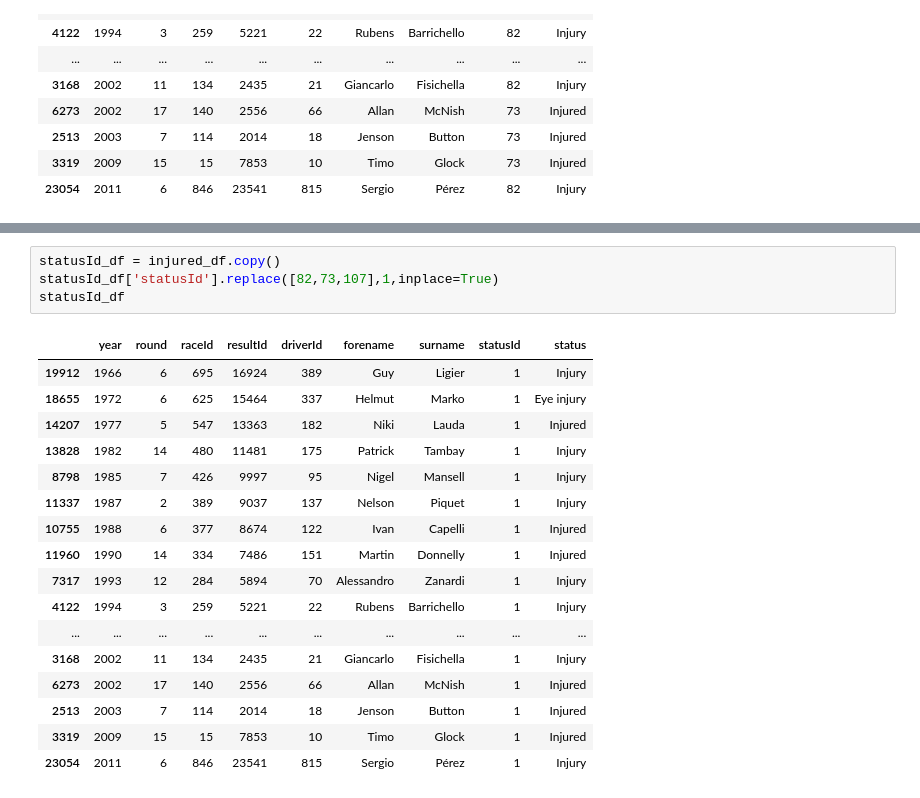
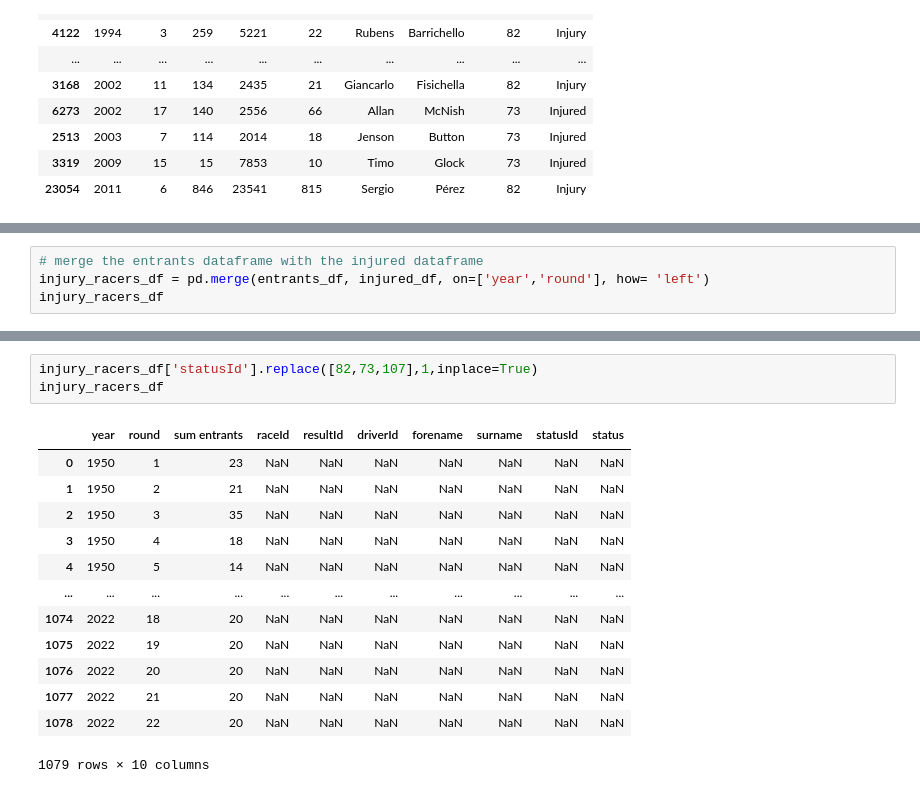
Before and after one commit to oli124/F1_safety, a Jupyter notebook: Driver injuries v participants.ipynb, the cells around one changed output, grey strips where cells are left out. Saved outputs shown, nothing was run; the diff lists cells and outputs as text.

Commit message:
uploading drivers v inuries

```diff
--- a/Driver injuries v participants.ipynb
+++ b/Driver injuries v participants.ipynb
@@ -159,0 +184,4 @@ injured_df
+# %%
+# merge the entrants dataframe with the injured dataframe
+injury_racers_df = pd.merge(entrants_df, injured_df, on=['year','round'], how= 'left')
+injury_racers_df
@@ -160,22 +202,17 @@ injured_df
 # %%
-statusId_df = injured_df.copy()
-statusId_df['statusId'].replace([82,73,107],1,inplace=True)
-statusId_df
+injury_racers_df['statusId'].replace([82,73,107],1,inplace=True)
+injury_racers_df
 # %% [output]
-|  | year | round | raceId | resultId | driverId | forename | surname | statusId | status |
-| 19912 | 1966 | 6 | 695 | 16924 | 389 | Guy | Ligier | 1 | Injury |
-| 18655 | 1972 | 6 | 625 | 15464 | 337 | Helmut | Marko | 1 | Eye injury |
-| 14207 | 1977 | 5 | 547 | 13363 | 182 | Niki | Lauda | 1 | Injured |
-| 13828 | 1982 | 14 | 480 | 11481 | 175 | Patrick | Tambay | 1 | Injury |
-| 8798 | 1985 | 7 | 426 | 9997 | 95 | Nigel | Mansell | 1 | Injury |
-| 11337 | 1987 | 2 | 389 | 9037 | 137 | Nelson | Piquet | 1 | Injury |
-| 10755 | 1988 | 6 | 377 | 8674 | 122 | Ivan | Capelli | 1 | Injured |
-| 11960 | 1990 | 14 | 334 | 7486 | 151 | Martin | Donnelly | 1 | Injured |
-| 7317 | 1993 | 12 | 284 | 5894 | 70 | Alessandro | Zanardi | 1 | Injury |
-| 4122 | 1994 | 3 | 259 | 5221 | 22 | Rubens | Barrichello | 1 | Injury |
-| ... | ... | ... | ... | ... | ... | ... | ... | ... | ... |
-| 3168 | 2002 | 11 | 134 | 2435 | 21 | Giancarlo | Fisichella | 1 | Injury |
-| 6273 | 2002 | 17 | 140 | 2556 | 66 | Allan | McNish | 1 | Injured |
-| 2513 | 2003 | 7 | 114 | 2014 | 18 | Jenson | Button | 1 | Injured |
-| 3319 | 2009 | 15 | 15 | 7853 | 10 | Timo | Glock | 1 | Injured |
-| 23054 | 2011 | 6 | 846 | 23541 | 815 | Sergio | Pérez | 1 | Injury |
+|  | year | round | sum entrants | raceId | resultId | driverId | forename | surname | statusId | status |
+| 0 | 1950 | 1 | 23 | NaN | NaN | NaN | NaN | NaN | NaN | NaN |
+| 1 | 1950 | 2 | 21 | NaN | NaN | NaN | NaN | NaN | NaN | NaN |
+| 2 | 1950 | 3 | 35 | NaN | NaN | NaN | NaN | NaN | NaN | NaN |
+| 3 | 1950 | 4 | 18 | NaN | NaN | NaN | NaN | NaN | NaN | NaN |
+| 4 | 1950 | 5 | 14 | NaN | NaN | NaN | NaN | NaN | NaN | NaN |
+| ... | ... | ... | ... | ... | ... | ... | ... | ... | ... | ... |
+| 1074 | 2022 | 18 | 20 | NaN | NaN | NaN | NaN | NaN | NaN | NaN |
+| 1075 | 2022 | 19 | 20 | NaN | NaN | NaN | NaN | NaN | NaN | NaN |
+| 1076 | 2022 | 20 | 20 | NaN | NaN | NaN | NaN | NaN | NaN | NaN |
+| 1077 | 2022 | 21 | 20 | NaN | NaN | NaN | NaN | NaN | NaN | NaN |
+| 1078 | 2022 | 22 | 20 | NaN | NaN | NaN | NaN | NaN | NaN | NaN |
+1079 rows × 10 columns
```
Also changed, not shown: parts of 10 cells of this notebook, 5 other files.
